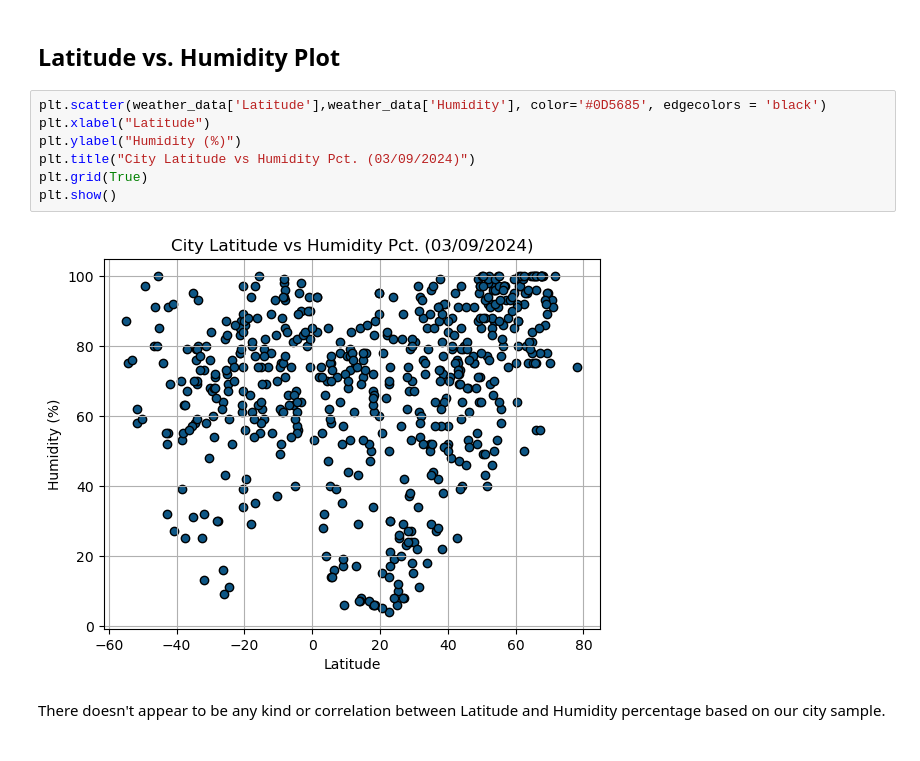
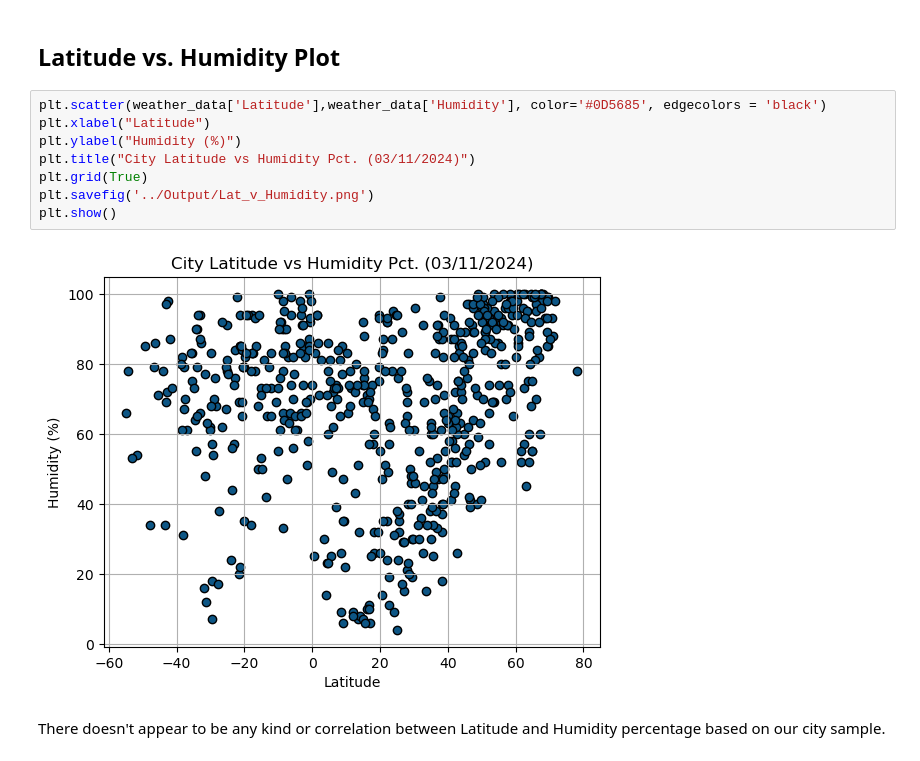
Before and after one commit to CougFan36/Weather_API_Visualizations, a Jupyter notebook: Code/WeatherAPI.ipynb, the cells around one changed output. Cells and saved outputs as stored; diff of their text form.

```diff
--- a/Code/WeatherAPI.ipynb
+++ b/Code/WeatherAPI.ipynb
@@ -238,12 +234,13 @@ There appears to be a strong correlation between max temperature and latitude.
 # %%
 plt.scatter(weather_data['Latitude'],weather_data['Humidity'], color='#0D5685', edgecolors = 'black')
 plt.xlabel("Latitude")
 plt.ylabel("Humidity (%)")
-plt.title("City Latitude vs Humidity Pct. (03/09/2024)")
+plt.title("City Latitude vs Humidity Pct. (03/11/2024)")
 plt.grid(True)
+plt.savefig('../Output/Lat_v_Humidity.png')
 plt.show()
 # %% [output]
-[figure, old version]
+[figure, new version]
 # %% [markdown]
 There doesn't appear to be any kind or correlation between Latitude and Humidity percentage based on our city sample.
 # %% [markdown]
```
Also changed, not shown: parts of 41 cells of this notebook, 8 other files.
